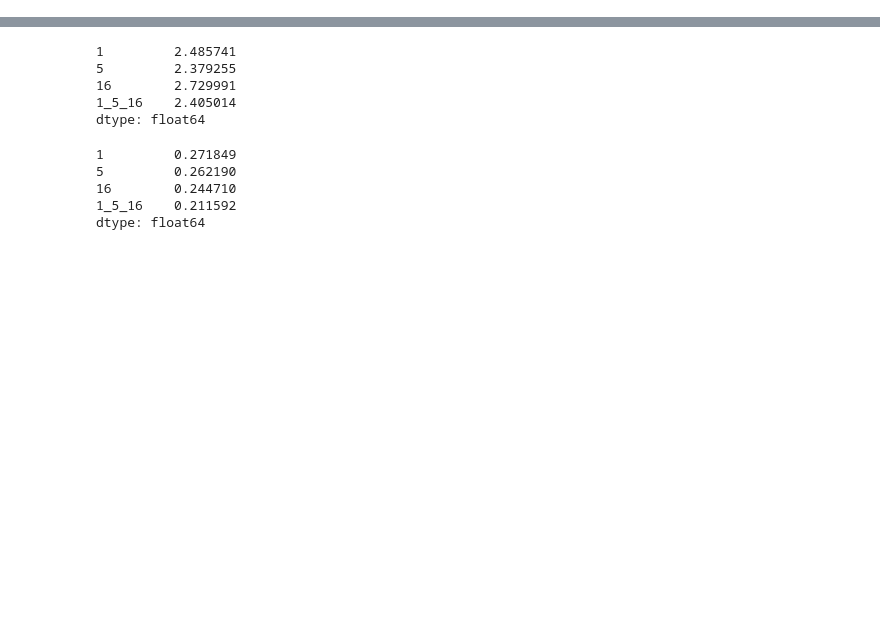
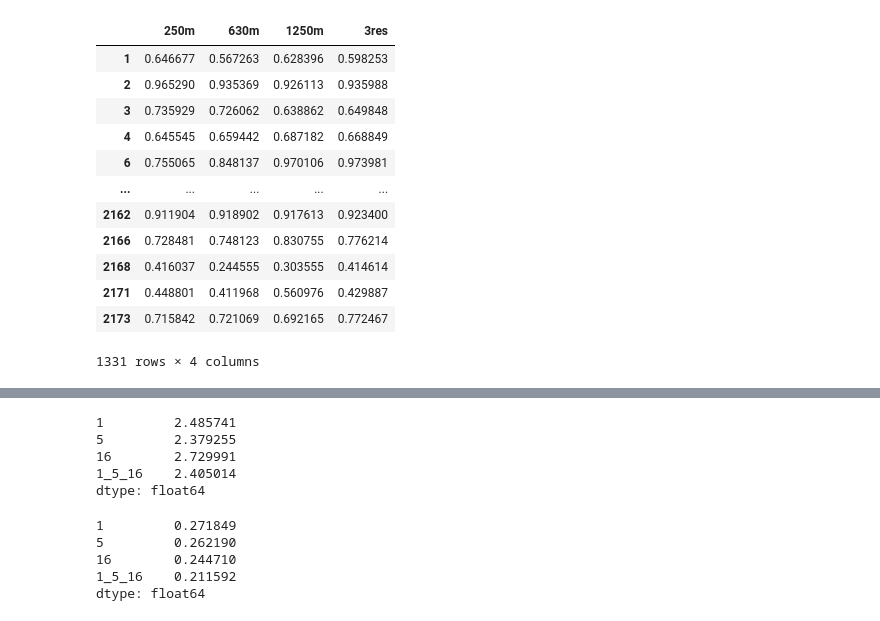
Before and after one commit to ninavantiel/multi_scale_SDMs, a Jupyter notebook: model_evaluation.ipynb, the cells around one changed output, grey strips where cells are left out. Cells and saved outputs as stored; diff of their text form; code cells hidden in the pictures; blank space fills up the shorter version.

```diff
--- a/model_evaluation.ipynb
+++ b/model_evaluation.ipynb
@@ -89,0 +193,18 @@ dtype: float64
+# %%
+auc_df_to_plot = auc_df.reset_index()[auc_df.reset_index()['species'].isin(n_occ_val[n_occ_val >= 5].index)].drop(['species','n_occ'], axis=1)
+# auc_df_to_plot = auc_df.reset_index()[auc_df.reset_index()['species'].isin(n_occ_val[n_occ_val >= 5].index)][auc_df.reset_index()['n_occ'] <= 50].drop(['species','n_occ'], axis=1)
+auc_df_to_plot
+# %% [output]
+|  | 250m | 630m | 1250m | 3res |
+| 1 | 0.646677 | 0.567263 | 0.628396 | 0.598253 |
+| 2 | 0.965290 | 0.935369 | 0.926113 | 0.935988 |
+| 3 | 0.735929 | 0.726062 | 0.638862 | 0.649848 |
+| 4 | 0.645545 | 0.659442 | 0.687182 | 0.668849 |
+| 6 | 0.755065 | 0.848137 | 0.970106 | 0.973981 |
+| ... | ... | ... | ... | ... |
+| 2162 | 0.911904 | 0.918902 | 0.917613 | 0.923400 |
+| 2166 | 0.728481 | 0.748123 | 0.830755 | 0.776214 |
+| 2168 | 0.416037 | 0.244555 | 0.303555 | 0.414614 |
+| 2171 | 0.448801 | 0.411968 | 0.560976 | 0.429887 |
+| 2173 | 0.715842 | 0.721069 | 0.692165 | 0.772467 |
+1331 rows × 4 columns
```
Also changed, not shown: parts of 21 cells of this notebook, 4 other files.
